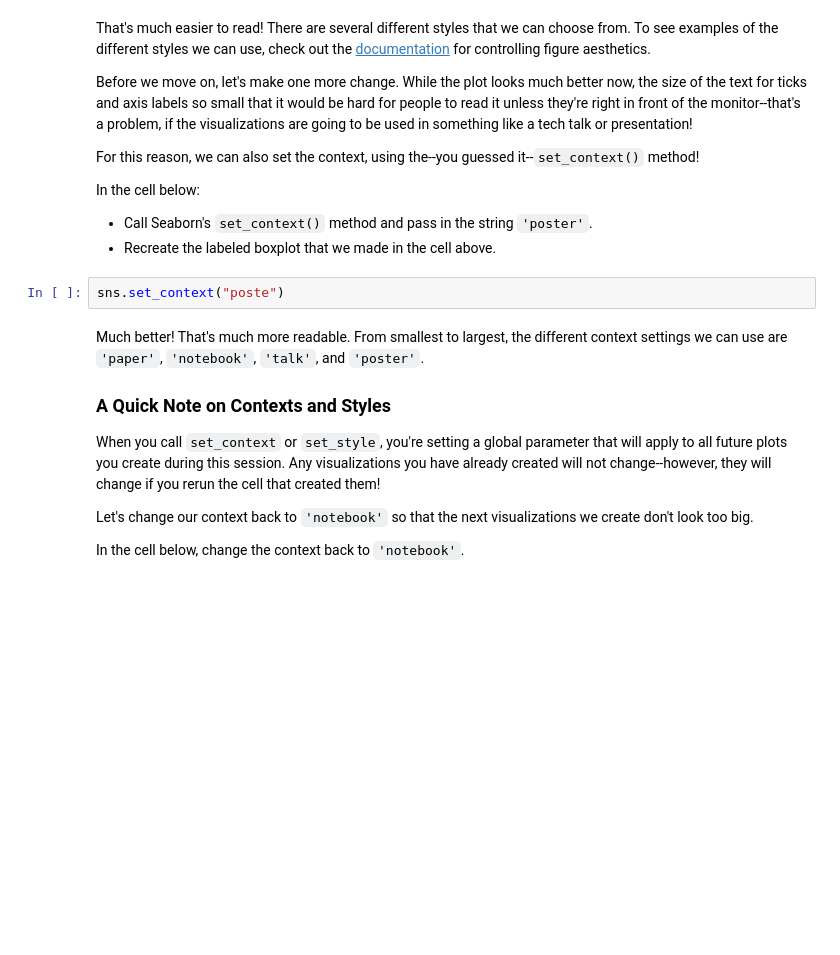
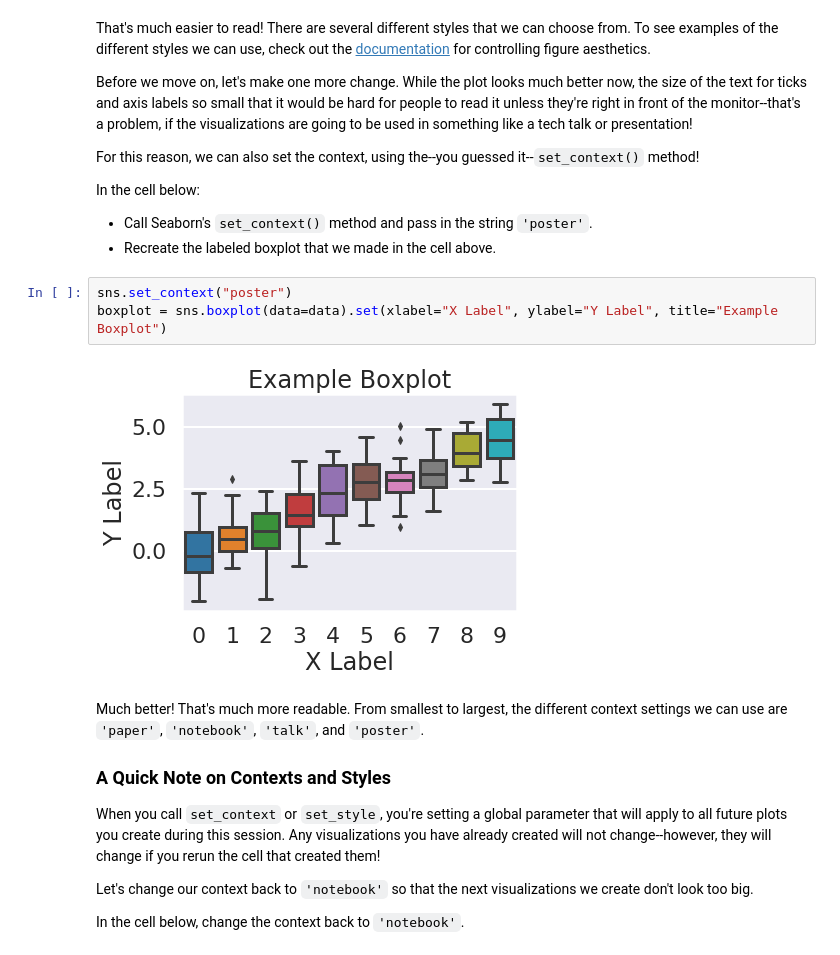
Before and after one commit to ortsed/dsc-seaborn-lab-dc-ds-career-042219, a Jupyter notebook: index.ipynb, the cells around one changed output. Cells and saved outputs as stored; diff of their text form; blank space fills up the shorter version.

```diff
--- a/index.ipynb
+++ b/index.ipynb
@@ -101,8 +101,11 @@ In the cell below:
 
 * Call Seaborn's `set_context()` method and pass in the string `'poster'`.
 * Recreate the labeled boxplot that we made in the cell above.
-# %%
-sns.set_context("poste")
+# %%
+sns.set_context("poster")
+boxplot = sns.boxplot(data=data).set(xlabel="X Label", ylabel="Y Label", title="Example Boxplot")
+# %% [output]
+[figure, added]
 # %% [markdown]
 Much better! That's much more readable. From smallest to largest, the different context settings we can use are `'paper'`, `'notebook'`, `'talk'`, and `'poster'`.
 
```
